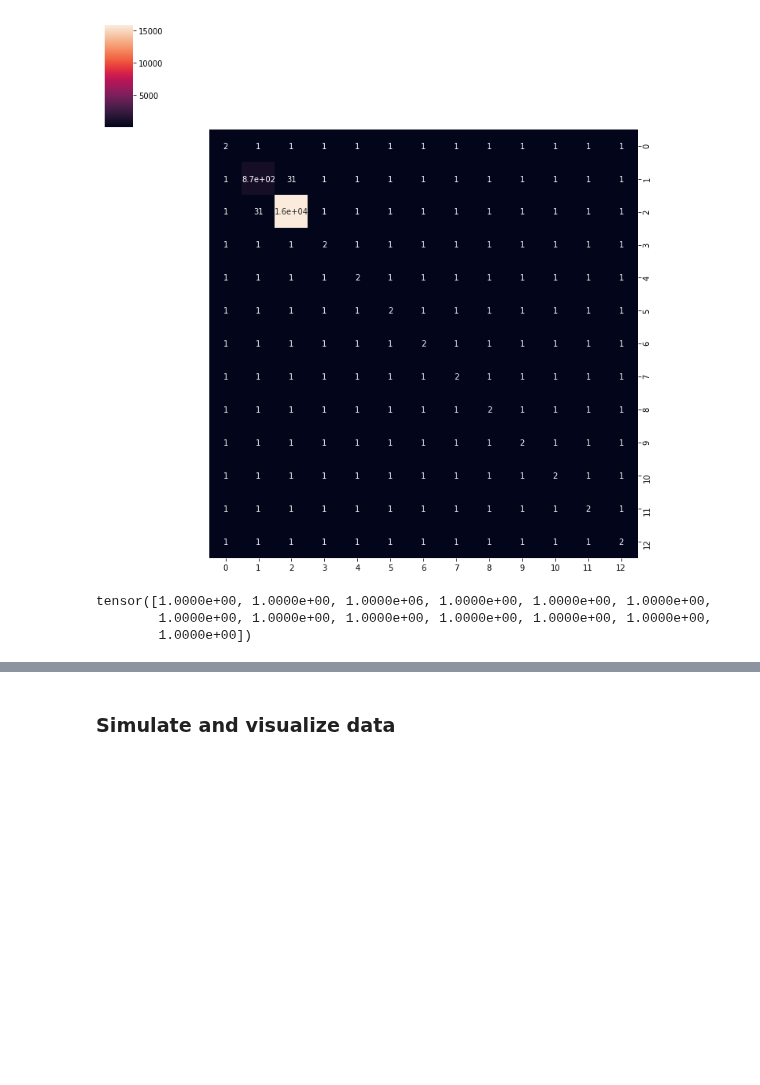
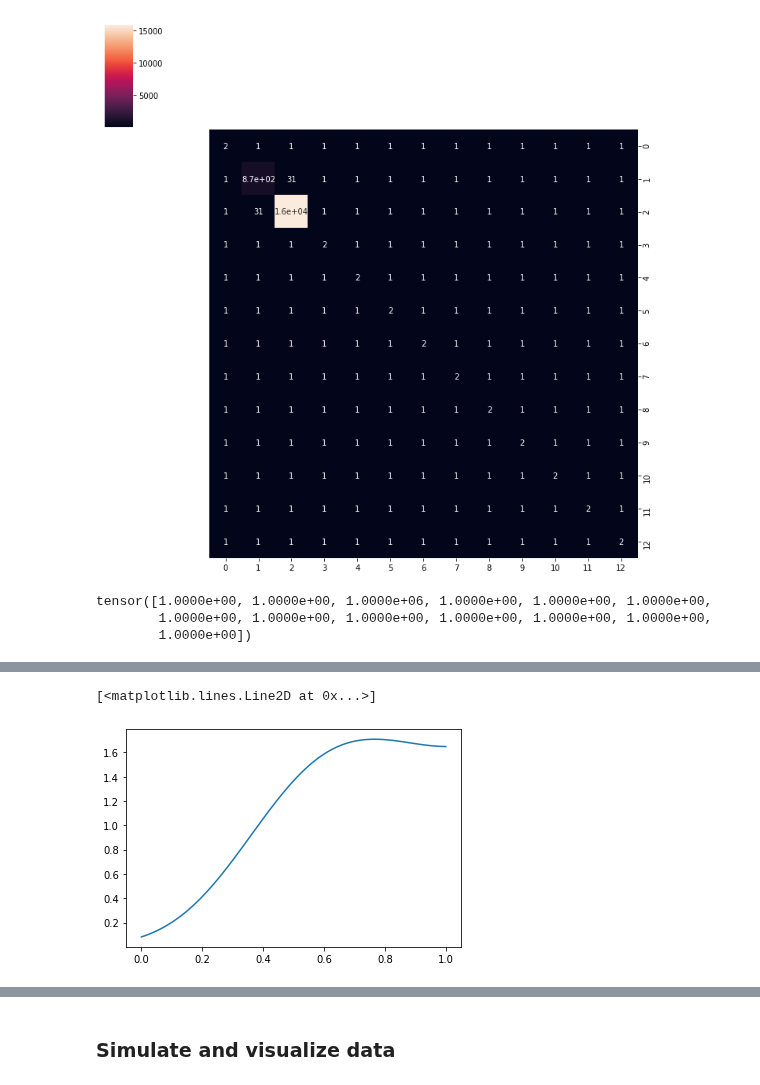
Before and after one commit to shahcompbio/scdna_replication_tools, a Jupyter notebook: notebooks/simulate_s_hmm.ipynb, the cells around one changed output, grey strips where cells are left out. Saved outputs shown, nothing was run; the diff lists cells and outputs as text; code cells hidden in the pictures; blank space fills up the shorter version.

```diff
--- a/notebooks/simulate_s_hmm.ipynb
+++ b/notebooks/simulate_s_hmm.ipynb
@@ -113,0 +193,10 @@ tensor([1.0000e+00, 1.0000e+00, 1.0000e+06, 1.0000e+00, 1.0000e+00, 1.0000e+00,
+# %%
+x = np.linspace(0, 1, 101)  # gc values
+
+p1d = np.poly1d(betas_g1)
+mean = np.exp(p1d(x))
+
+plt.plot(x, mean)
+# %% [output]
+[<matplotlib.lines.Line2D at 0x...>]
+[figure, added]
```
Also changed, not shown: parts of 62 cells of this notebook, 2 other files.
